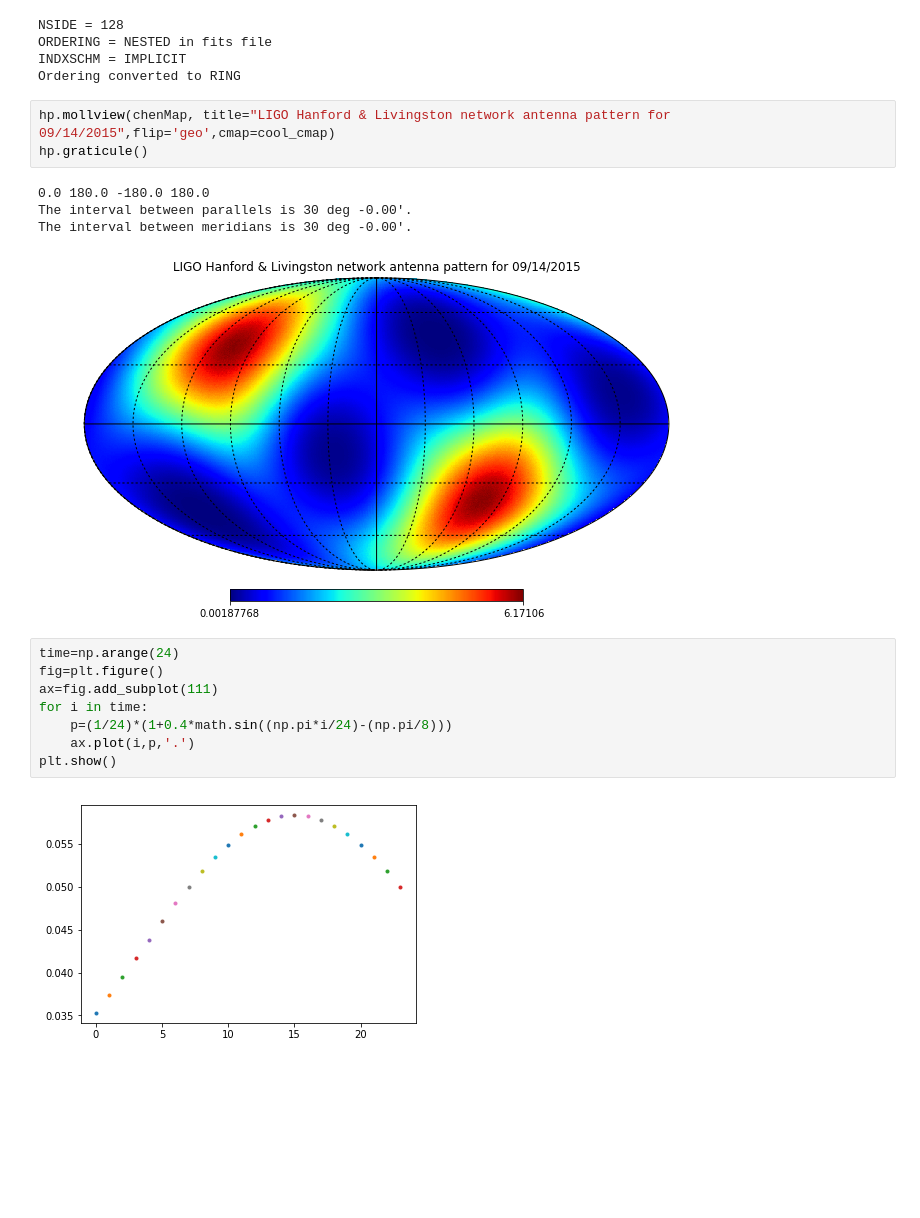
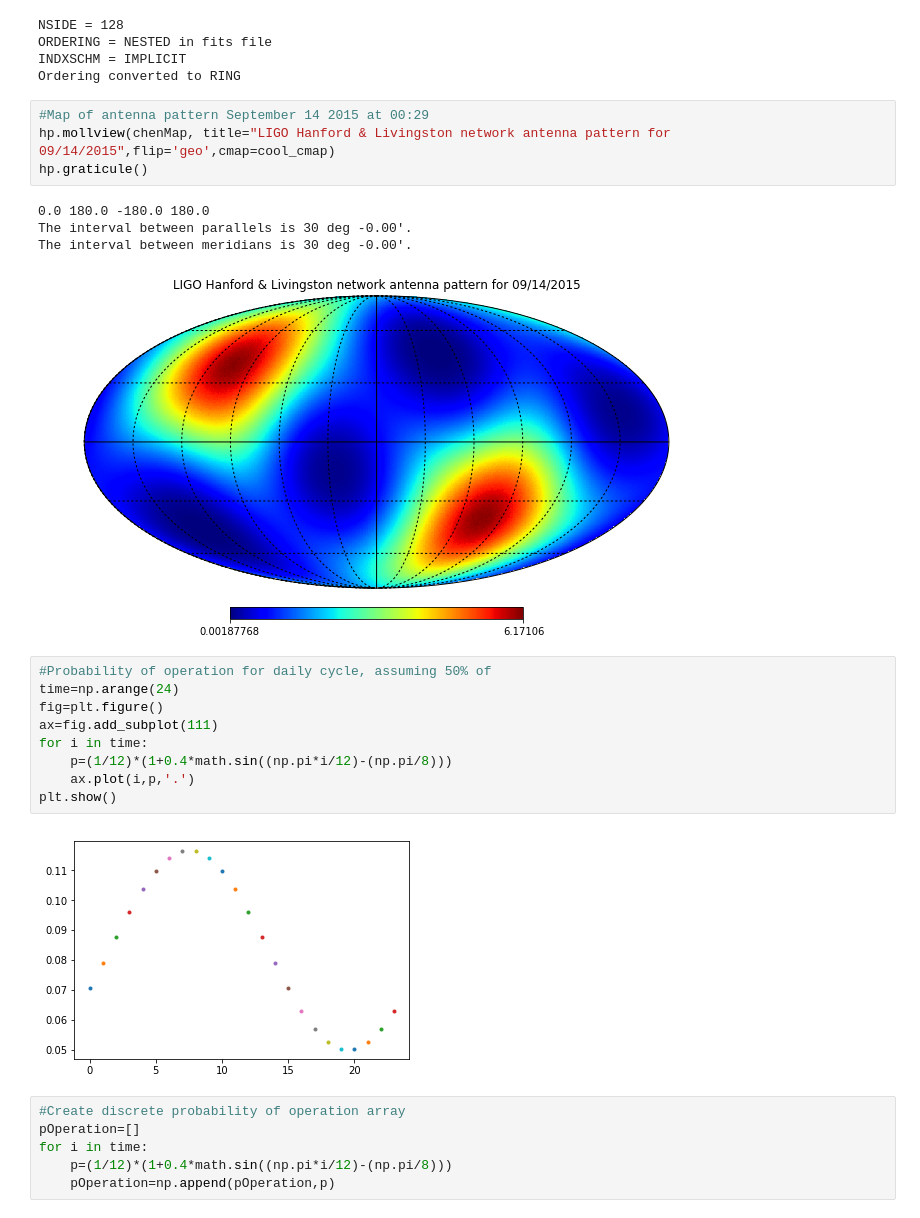
Before and after one commit to kperezsa/BNS-MergerRates, a Jupyter notebook: LIGO probability maps.ipynb, the cells around one changed output. Drawn from its saved outputs; the diff is of its cells as text; blank space fills up the shorter version.

```diff
--- a/LIGO probability maps.ipynb
+++ b/LIGO probability maps.ipynb
@@ -44,6 +48,7 @@ ORDERING = NESTED in fits file
 INDXSCHM = IMPLICIT
 Ordering converted to RING
 # %%
+#Map of antenna pattern September 14 2015 at 00:29
 hp.mollview(chenMap, title="LIGO Hanford & Livingston network antenna pattern for 09/14/2015",flip='geo',cmap=cool_cmap)
 hp.graticule()
 # %% [output]
@@ -52,13 +57,20 @@ The interval between parallels is 30 deg -0.00'.
 The interval between meridians is 30 deg -0.00'.
 [figure]
 # %%
+#Probability of operation for daily cycle, assuming 50% of
 time=np.arange(24)
 fig=plt.figure()
 ax=fig.add_subplot(111)
 for i in time:
-    p=(1/24)*(1+0.4*math.sin((np.pi*i/24)-(np.pi/8)))
+    p=(1/12)*(1+0.4*math.sin((np.pi*i/12)-(np.pi/8)))
     ax.plot(i,p,'.')
 plt.show()
 # %% [output]
-[figure, old version]
+[figure, new version]
+# %%
+#Create discrete probability of operation array
+pOperation=[]
+for i in time:
+    p=(1/12)*(1+0.4*math.sin((np.pi*i/12)-(np.pi/8)))
+    pOperation=np.append(pOperation,p)
 # %%
```
Also changed, not shown: parts of 7 cells of this notebook.
